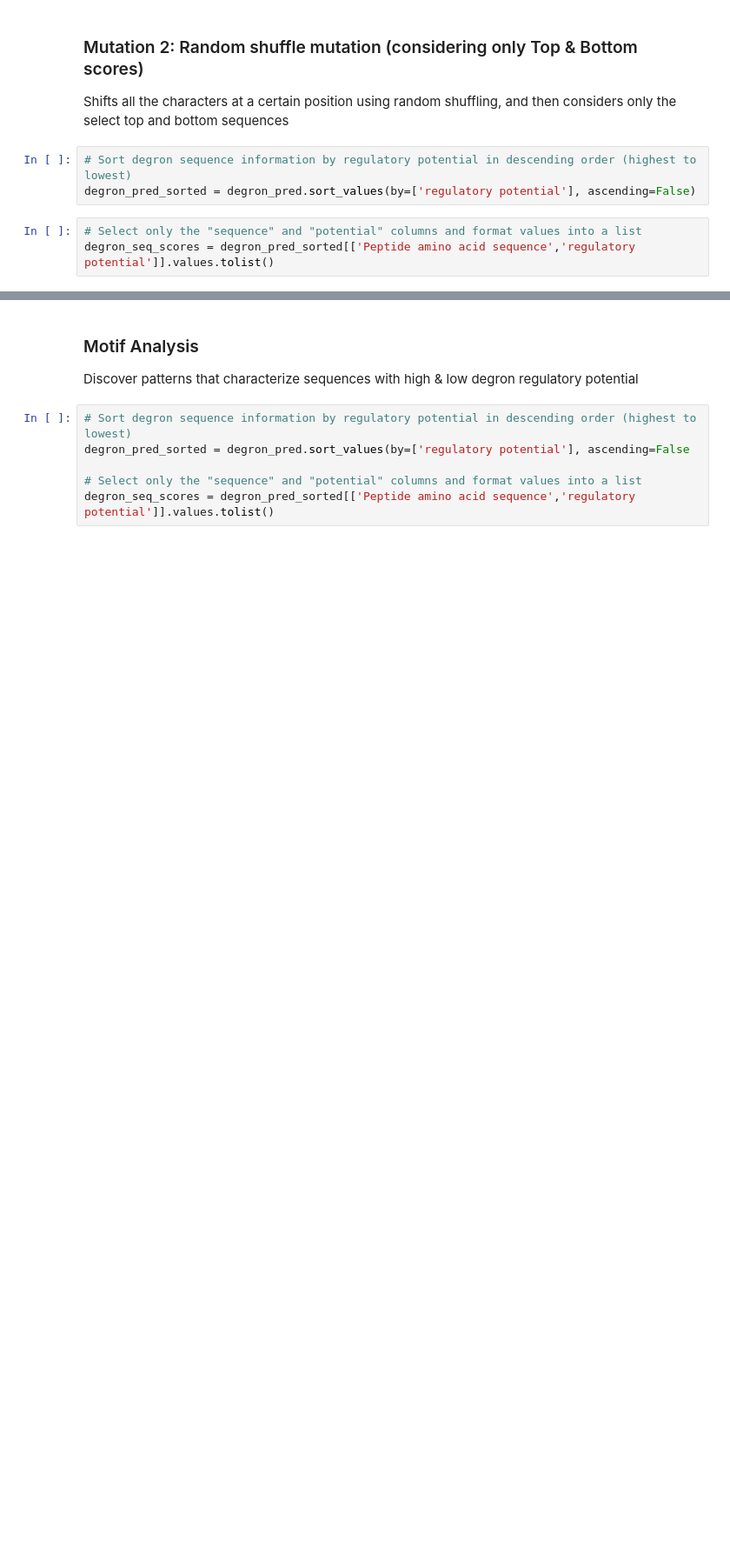
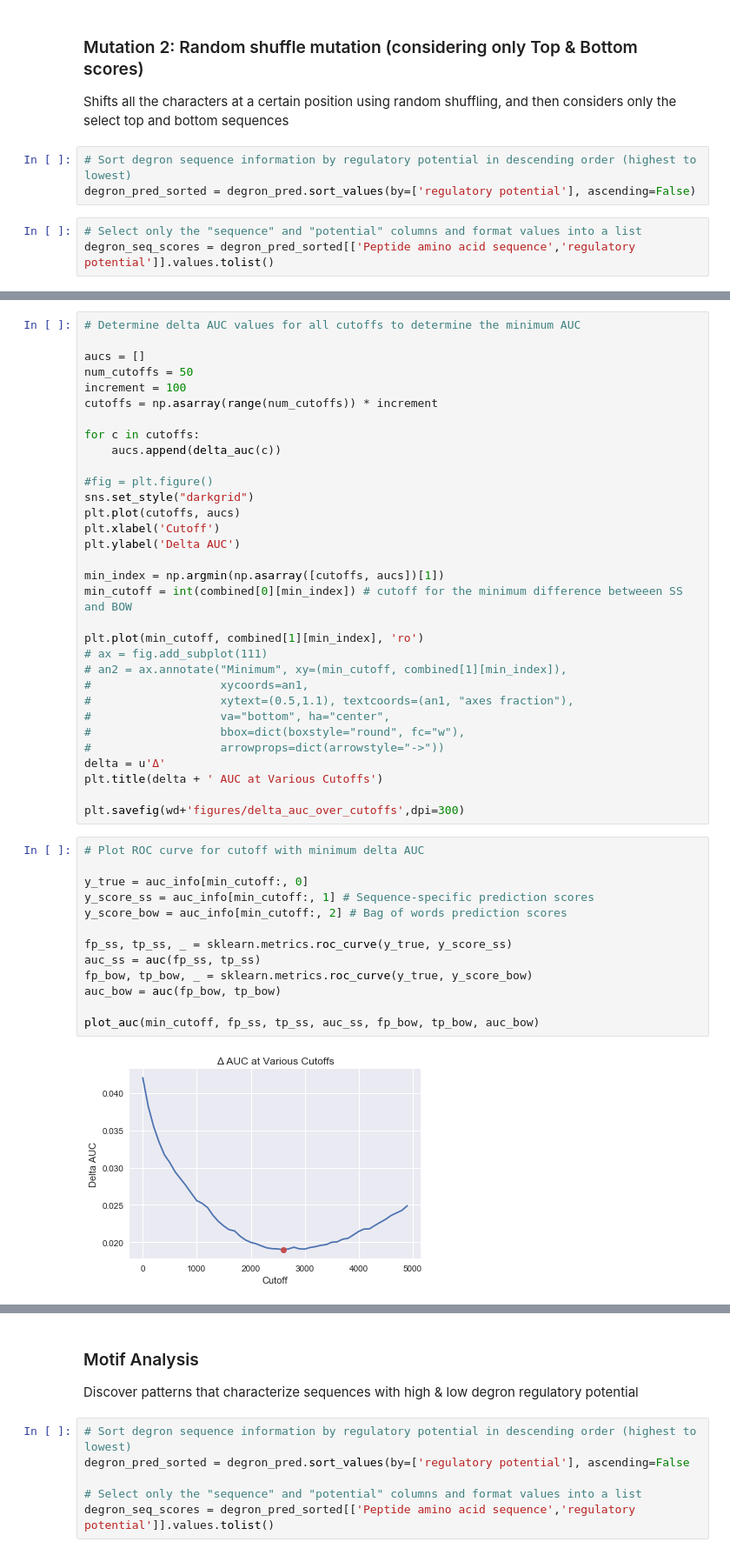
Before and after one commit to chenxcynthia/deep-degron, a Jupyter notebook: mutation/cynthia_mutation.ipynb, the cells around one changed output, grey strips where cells are left out. Shown at 87% size. Cells and saved outputs as stored; diff of their text form; blank space fills up the shorter version.

Commit message:
refined roc graphs

```diff
--- a/mutation/cynthia_mutation.ipynb
+++ b/mutation/cynthia_mutation.ipynb
@@ -102,0 +165,47 @@ degron_seq_scores = degron_pred_sorted[['Peptide amino acid sequence','regulator
+# %%
+# Determine delta AUC values for all cutoffs to determine the minimum AUC
+
+aucs = []
+num_cutoffs = 50
+increment = 100
+cutoffs = np.asarray(range(num_cutoffs)) * increment
+
+for c in cutoffs:
+    aucs.append(delta_auc(c))
+
+#fig = plt.figure()
+sns.set_style("darkgrid")
+plt.plot(cutoffs, aucs)
+plt.xlabel('Cutoff')
+plt.ylabel('Delta AUC')
+
+min_index = np.argmin(np.asarray([cutoffs, aucs])[1])
+min_cutoff = int(combined[0][min_index]) # cutoff for the minimum difference betweeen SS and BOW
+
+plt.plot(min_cutoff, combined[1][min_index], 'ro')
+# ax = fig.add_subplot(111)
+# an2 = ax.annotate("Minimum", xy=(min_cutoff, combined[1][min_index]),
+#                   xycoords=an1,
+#                   xytext=(0.5,1.1), textcoords=(an1, "axes fraction"),
+#                   va="bottom", ha="center",
+#                   bbox=dict(boxstyle="round", fc="w"),
+#                   arrowprops=dict(arrowstyle="->"))
+delta = u'Δ'
+plt.title(delta + ' AUC at Various Cutoffs')
+
+plt.savefig(wd+'figures/delta_auc_over_cutoffs',dpi=300)
+# %%
+# Plot ROC curve for cutoff with minimum delta AUC
+
+y_true = auc_info[min_cutoff:, 0]
+y_score_ss = auc_info[min_cutoff:, 1] # Sequence-specific prediction scores
+y_score_bow = auc_info[min_cutoff:, 2] # Bag of words prediction scores
+
+fp_ss, tp_ss, _ = sklearn.metrics.roc_curve(y_true, y_score_ss)
+auc_ss = auc(fp_ss, tp_ss)
+fp_bow, tp_bow, _ = sklearn.metrics.roc_curve(y_true, y_score_bow)
+auc_bow = auc(fp_bow, tp_bow)
+
+plot_auc(min_cutoff, fp_ss, tp_ss, auc_ss, fp_bow, tp_bow, auc_bow)
+# %% [output]
+[figure, added]
```
Also changed, not shown: parts of 20 cells of this notebook, 2 other files.
